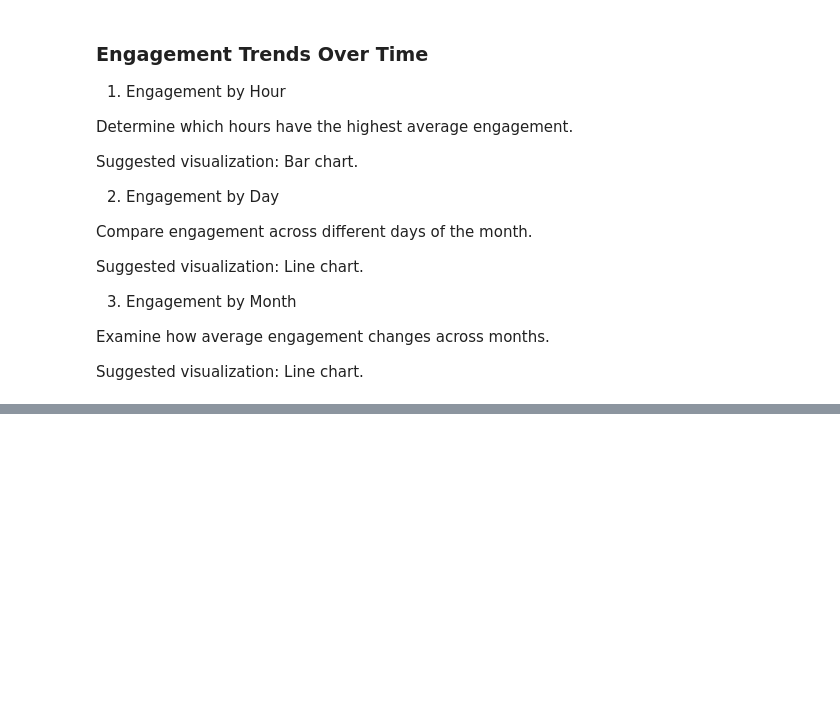
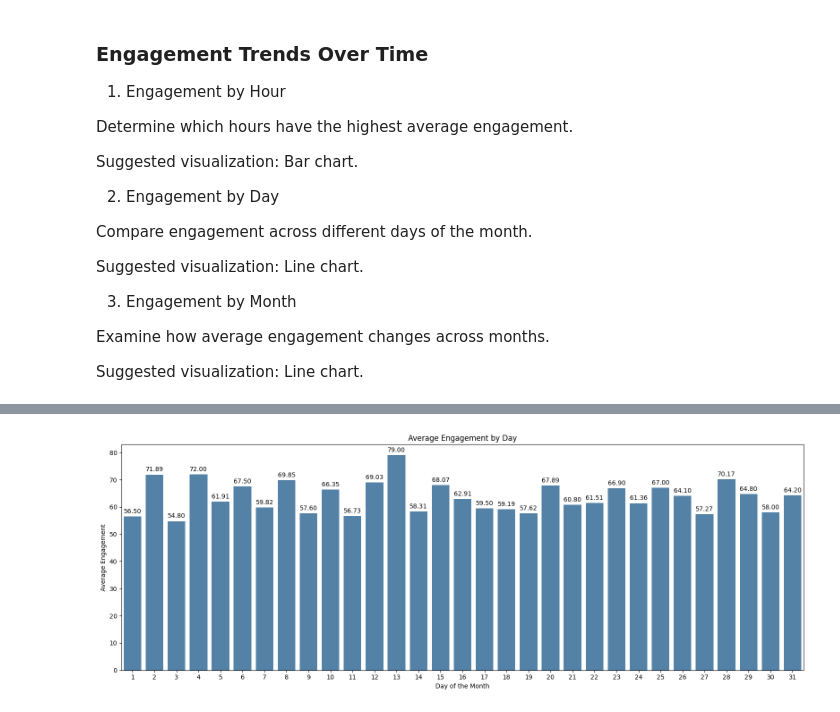
Before and after one commit to euiedavid/social-media-sentiments-analysis, a Jupyter notebook: notebook/social_media_sentiments_eda.ipynb, the cells around one changed output, grey strips where cells are left out. Cells and saved outputs as stored; diff of their text form; code cells hidden in the pictures; blank space fills up the shorter version.

```diff
--- a/notebook/social_media_sentiments_eda.ipynb
+++ b/notebook/social_media_sentiments_eda.ipynb
@@ -817,0 +986,26 @@ Suggested visualization: Line chart.
+# %%
+plt.figure(figsize=(16, 6))
+
+ax = sns.barplot(
+    data=daily_engagement.reset_index(),
+    x='Day',
+    y='Average_Engagement',
+    color='steelblue'
+)
+
+# add labels
+for container in ax.containers:
+  ax.bar_label(
+      container,
+      padding=3,
+      fmt='%.2f'
+  )
+
+plt.title('Average Engagement by Day')
+plt.xlabel('Day of the Month')
+plt.ylabel('Average Engagement')
+
+plt.tight_layout()
+plt.show()
+# %% [output]
+[figure, added]
```
Also changed, not shown: parts of 14 cells of this notebook.
